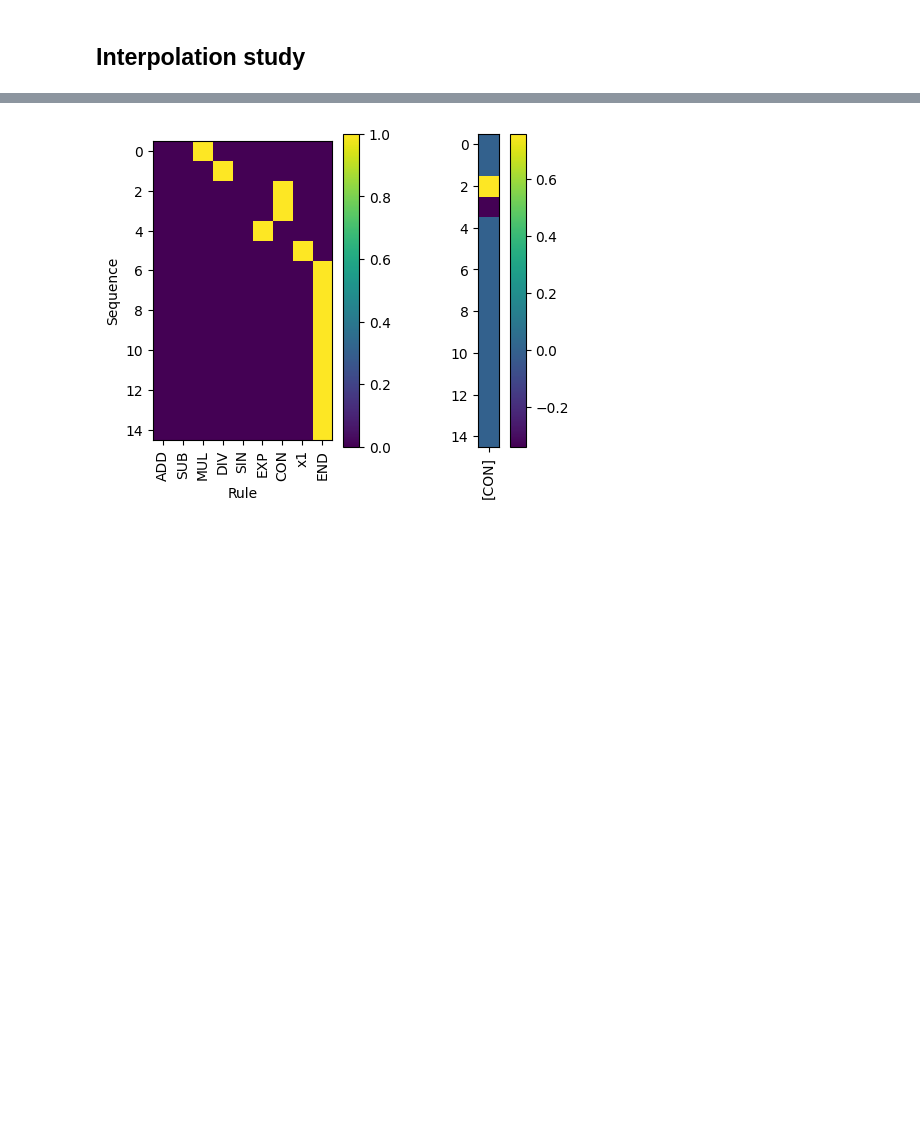
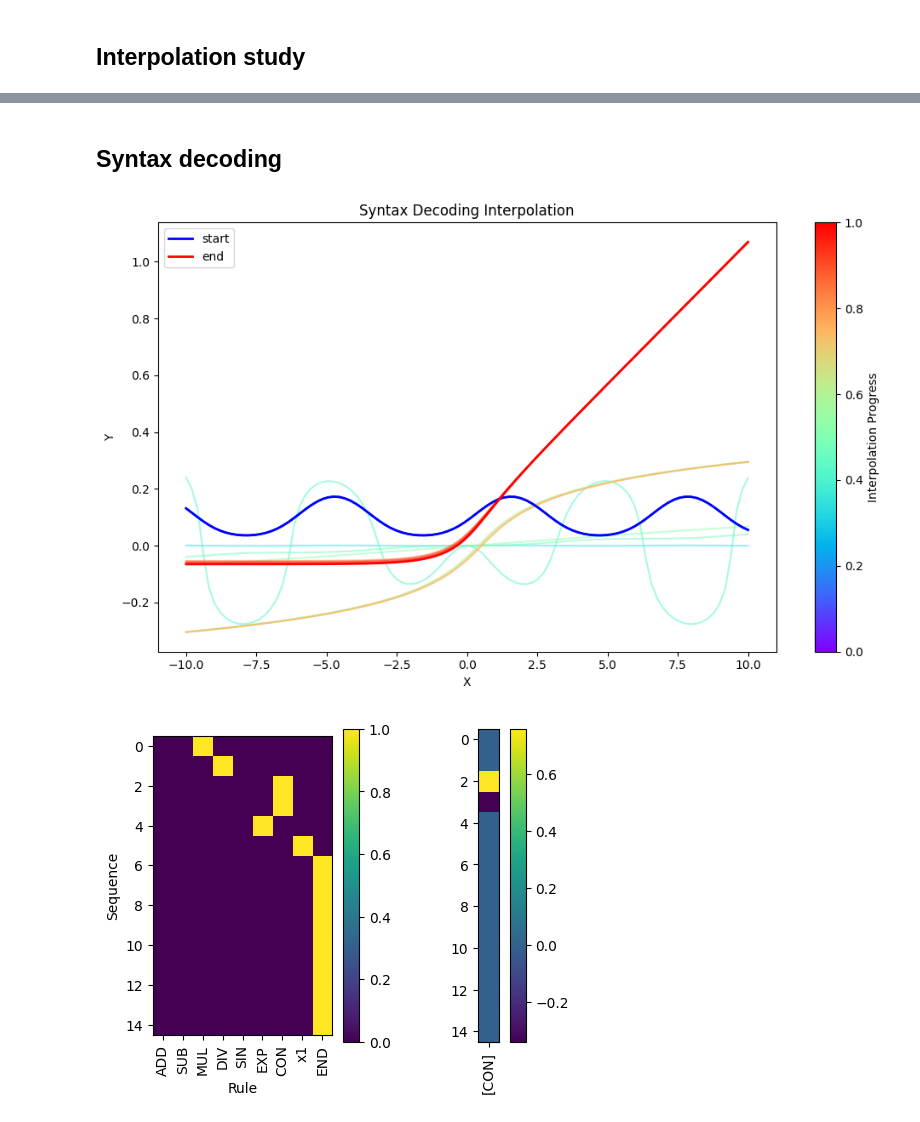
Before and after one commit to LuisCarretero/similar-expressions, a Jupyter notebook: src/downstream/latent_analysis.ipynb, the cells around one changed output, grey strips where cells are left out. Cells and saved outputs as stored; diff of their text form; code cells hidden in the pictures; blank space fills up the shorter version.

```diff
--- a/src/downstream/latent_analysis.ipynb
+++ b/src/downstream/latent_analysis.ipynb
@@ -386,3 +415,45 @@ Distance: 0.1559564566017766
+# %% [markdown]
+## Syntax decoding
+# %%
+from parsing import eval_from_logits
+
+# Create a colormap for smooth color transition
+cmap = plt.get_cmap('rainbow')
+
+# Create a figure and axis
+fig, ax = plt.subplots(figsize=(10, 6))
+
+# Plot interpolated values with smooth color change
+for i in range(1, logits_interp.shape[0] - 1):
+    res = eval_from_logits(logits_interp[i, ...], val_x.squeeze()).astype(np.float32)
+    res_transformed = value_transform(torch.tensor(res)).detach().numpy()
+    color = cmap((i - 1) / (logits_interp.shape[0] - 3))
+    ax.plot(val_x.squeeze(), res_transformed, color=color, alpha=0.5)
+
+# Plot start and end points
+start_res = eval_from_logits(logits_interp[0, ...], val_x.squeeze()).astype(np.float32)
+start_transformed = value_transform(torch.tensor(start_res)).detach().numpy()
+ax.plot(val_x.squeeze(), start_transformed, label='start', color='blue', linewidth=2)
+
+end_res = eval_from_logits(logits_interp[-1, ...], val_x.squeeze()).astype(np.float32)
+end_transformed = value_transform(torch.tensor(end_res)).detach().numpy()
+ax.plot(val_x.squeeze(), end_transformed, label='end', color='red', linewidth=2)
+
+# Add a colorbar to show the interpolation progression
+sm = plt.cm.ScalarMappable(cmap=cmap, norm=plt.Normalize(vmin=0, vmax=1))
+sm.set_array([])
+cbar = fig.colorbar(sm, ax=ax)
+cbar.set_label('Interpolation Progress')
+
+ax.legend()
+ax.set_title('Syntax Decoding Interpolation')
+ax.set_xlabel('X')
+ax.set_ylabel('Y')
+
+plt.tight_layout()
+plt.show()
+# %% [output]
+[figure, added]
 # %%
 x = train_loader.dataset.dataset[train_loader.dataset.indices][0][0, ...].unsqueeze(0)
 
```
Also changed, not shown: parts of 7 cells of this notebook, 6 other files.
